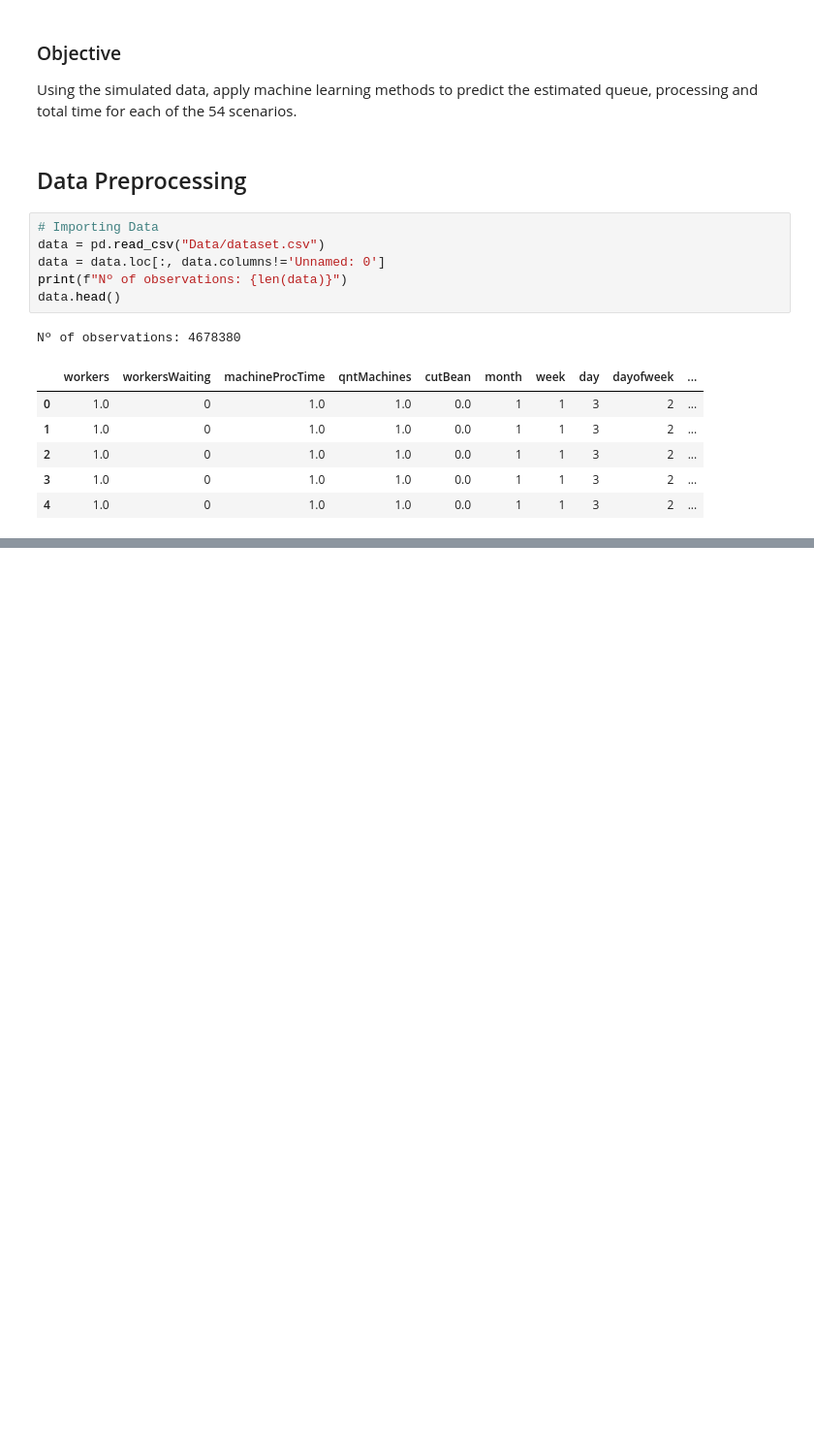
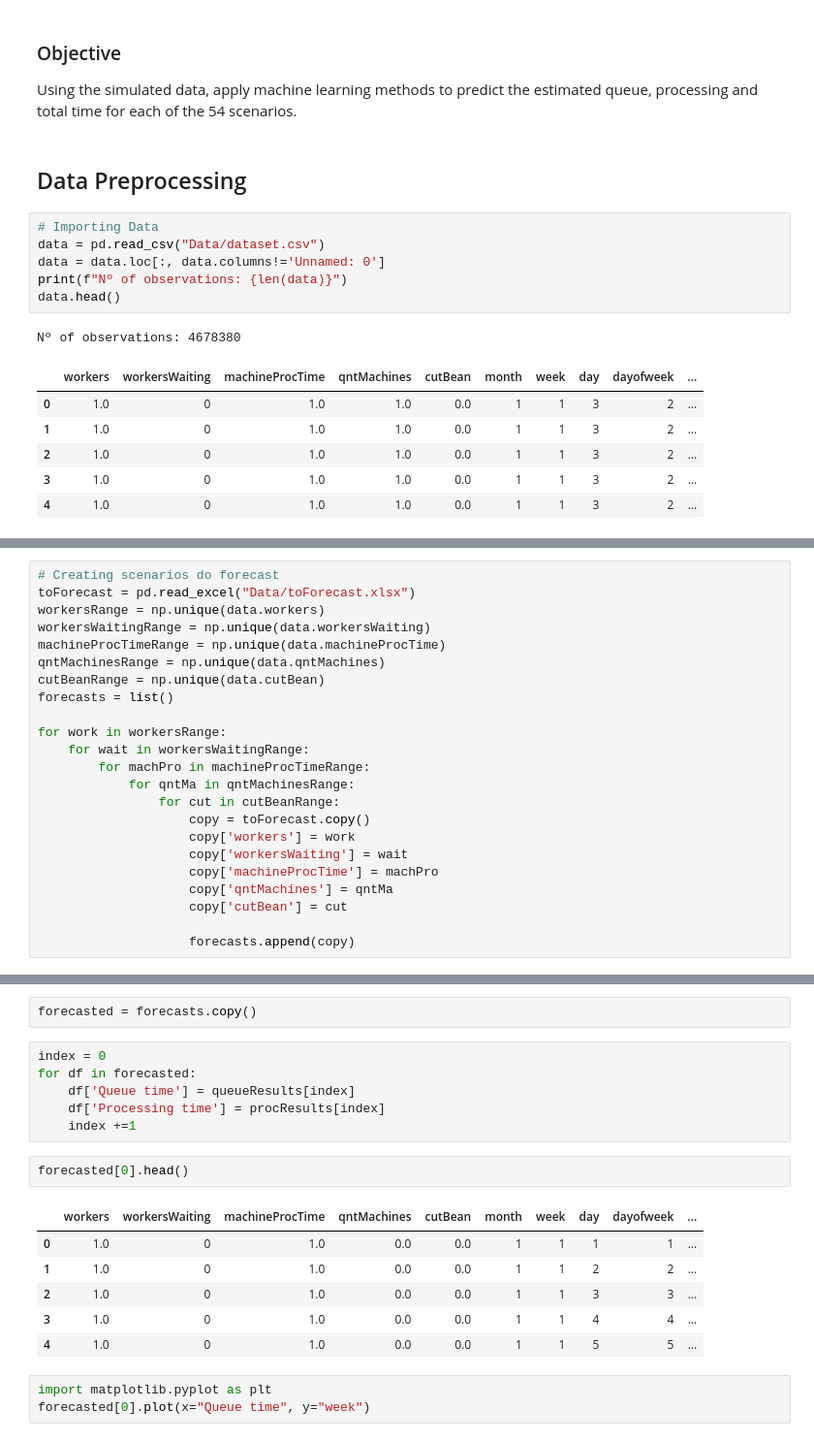
Before and after one commit to djonquadras/AIOMPaper, a Jupyter notebook: main.ipynb, the cells around one changed output, grey strips where cells are left out. Shown at 97% size. Drawn from its saved outputs; the diff is of its cells as text; blank space fills up the shorter version.

```diff
--- a/main.ipynb
+++ b/main.ipynb
@@ -160,0 +150,23 @@ X_test_total = sc3.transform(X_test_total)
+# %%
+# Creating scenarios do forecast
+toForecast = pd.read_excel("Data/toForecast.xlsx")
+workersRange = np.unique(data.workers)
+workersWaitingRange = np.unique(data.workersWaiting)
+machineProcTimeRange = np.unique(data.machineProcTime)
+qntMachinesRange = np.unique(data.qntMachines)
+cutBeanRange = np.unique(data.cutBean)
+forecasts = list()
+
+for work in workersRange:
+    for wait in workersWaitingRange:
+        for machPro in machineProcTimeRange:
+            for qntMa in qntMachinesRange:
+                for cut in cutBeanRange:
+                    copy = toForecast.copy()
+                    copy['workers'] = work
+                    copy['workersWaiting'] = wait
+                    copy['machineProcTime'] = machPro
+                    copy['qntMachines'] = qntMa
+                    copy['cutBean'] = cut
+
+                    forecasts.append(copy)
@@ -160,0 +192,20 @@ X_test_total = sc3.transform(X_test_total)
+# %%
+forecasted = forecasts.copy()
+# %%
+index = 0
+for df in forecasted:
+    df['Queue time'] = queueResults[index]
+    df['Processing time'] = procResults[index]
+    index +=1
+# %%
+forecasted[0].head()
+# %% [output]
+|  | workers | workersWaiting | machineProcTime | qntMachines | cutBean | month | week | day | dayofweek | ... |
+| 0 | 1.0 | 0 | 1.0 | 0.0 | 0.0 | 1 | 1 | 1 | 1 | ... |
+| 1 | 1.0 | 0 | 1.0 | 0.0 | 0.0 | 1 | 1 | 2 | 2 | ... |
+| 2 | 1.0 | 0 | 1.0 | 0.0 | 0.0 | 1 | 1 | 3 | 3 | ... |
+| 3 | 1.0 | 0 | 1.0 | 0.0 | 0.0 | 1 | 1 | 4 | 4 | ... |
+| 4 | 1.0 | 0 | 1.0 | 0.0 | 0.0 | 1 | 1 | 5 | 5 | ... |
+# %%
+import matplotlib.pyplot as plt
+forecasted[0].plot(x="Queue time", y="week")
```
Also changed, not shown: parts of 14 cells of this notebook, 4 other files.
